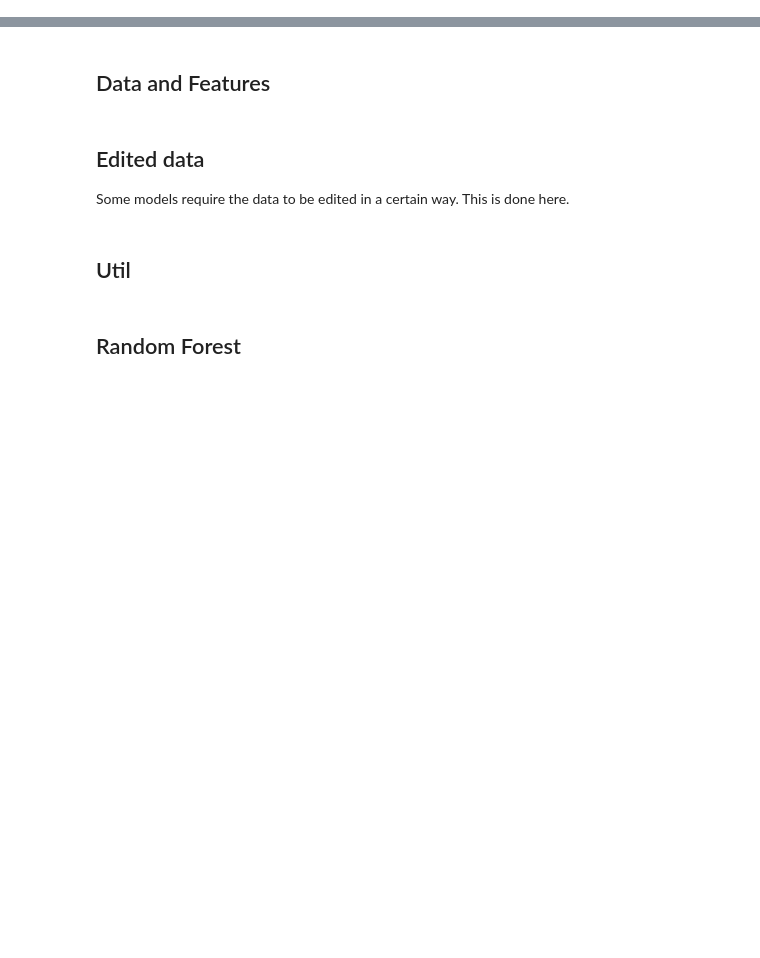
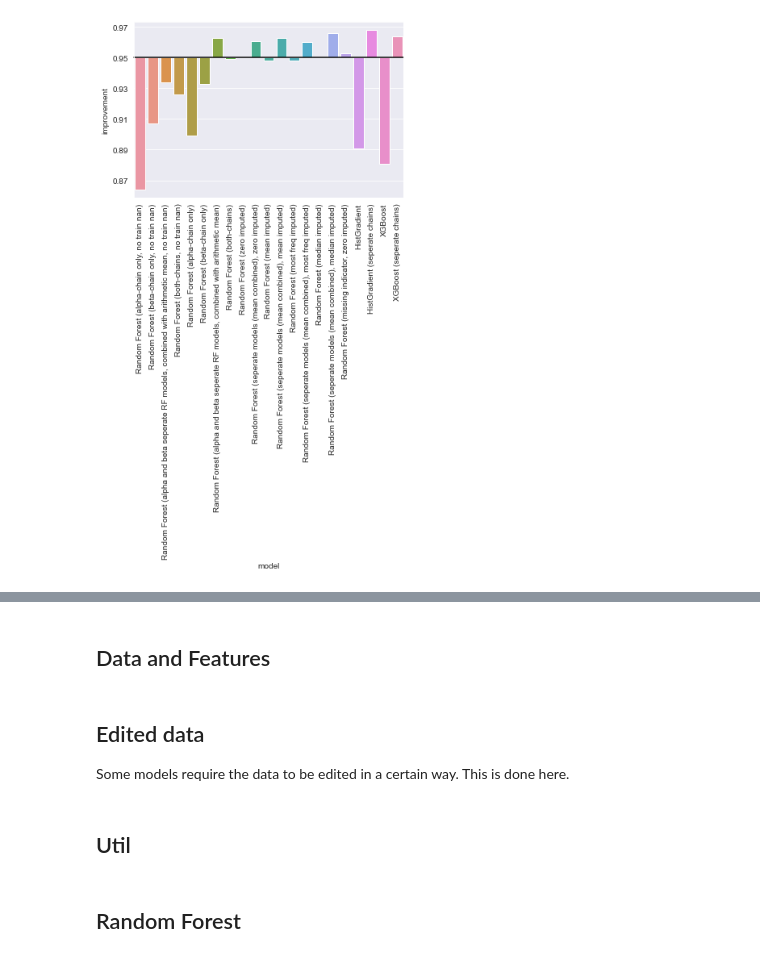
Before and after one commit to arnodeceuninck/thesis, a Jupyter notebook: 10 Overview.ipynb, the cells around one changed output, grey strips where cells are left out. Cells and saved outputs as stored; diff of their text form; code cells hidden in the pictures; blank space fills up the shorter version.

```diff
--- a/10 Overview.ipynb
+++ b/10 Overview.ipynb
@@ -111,0 +182,11 @@ In notebook 5, we've trained a model (Random Forest) on the alpha-chain and a di
+# %%
+plot = sns.barplot(x="model", y="improvement", data=scores_no_nan, ci="sd")
+
+plot.set_xticklabels(plot.get_xticklabels(), rotation=90)
+
+plot.axhline(0, color="k", clip_on=False)
+y_ticks = plot.get_yticks()
+plot.set_yticklabels([f"{baseline + y:.2f}" for y in y_ticks])
+pass
+# %% [output]
+[figure, added]
```
Also changed, not shown: parts of 10 cells of this notebook, 5 other files.
